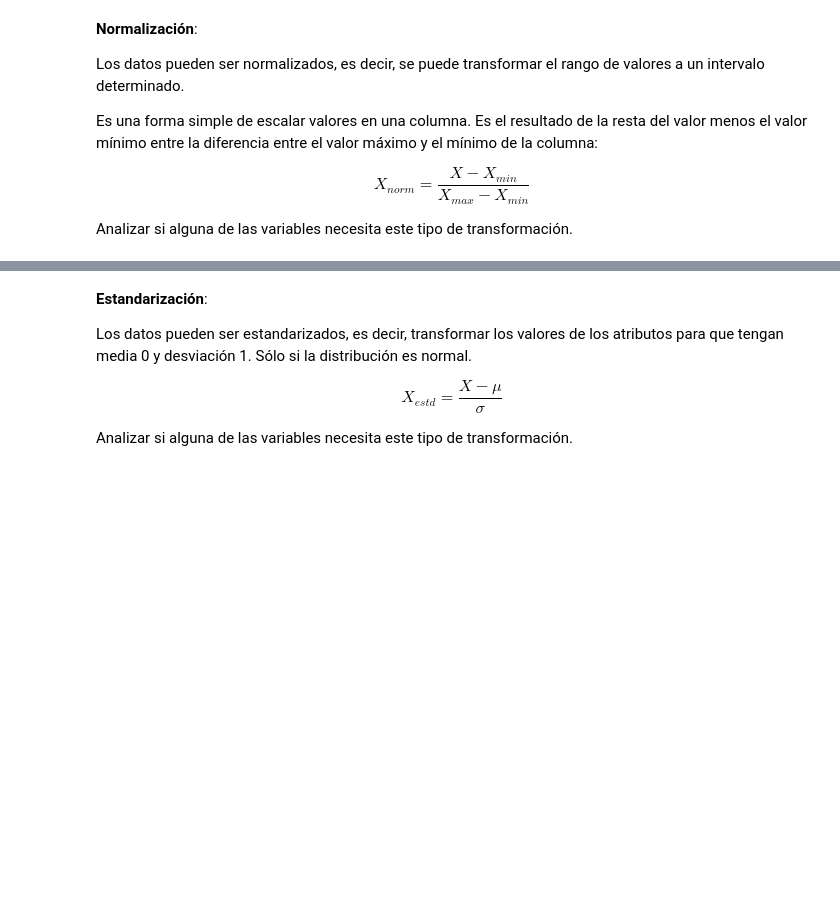
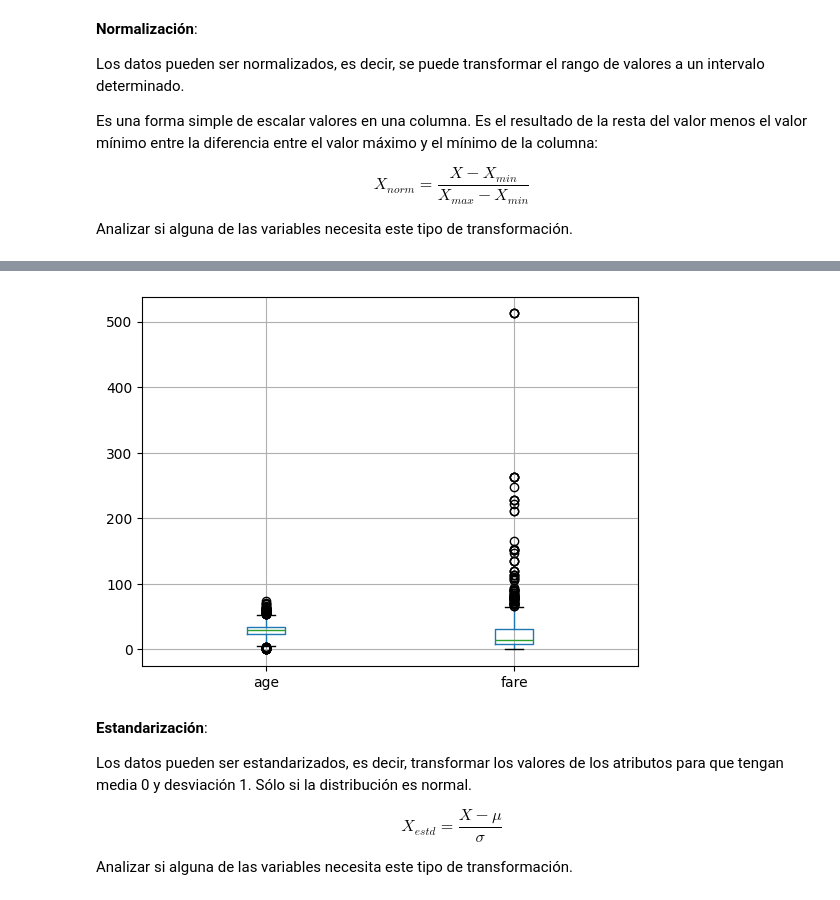
Before and after one commit to duvan1026/Titanic_Big_Data, a Jupyter notebook: ABD_CastroBautistaDuvanDario.ipynb, the cells around one changed output, grey strips where cells are left out. Cells and saved outputs as stored; diff of their text form; code cells hidden in the pictures; blank space fills up the shorter version.

```diff
--- a/ABD_CastroBautistaDuvanDario.ipynb
+++ b/ABD_CastroBautistaDuvanDario.ipynb
@@ -1395,3 +1477,9 @@ Analizar si alguna de las variables necesita este tipo de transformación.
+# %%
+# Boxplot después de normalizar
+X_train_imp[cols_norm].boxplot()
+plt.show()
+# %% [output]
+[figure, added]
 # %% [markdown]
 **Estandarización**:
 
```
Also changed, not shown: parts of 13 cells of this notebook.
